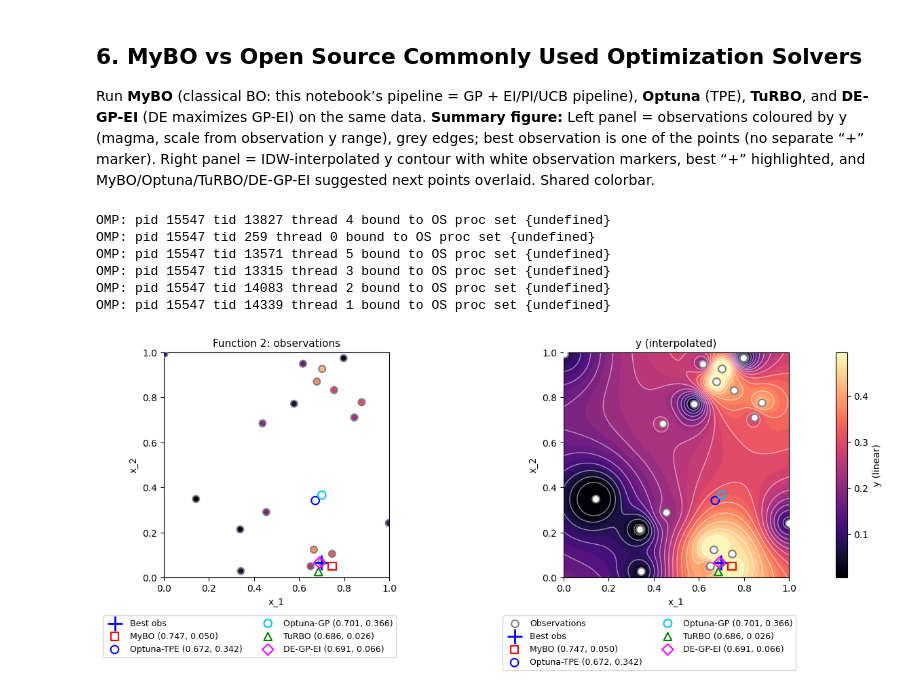
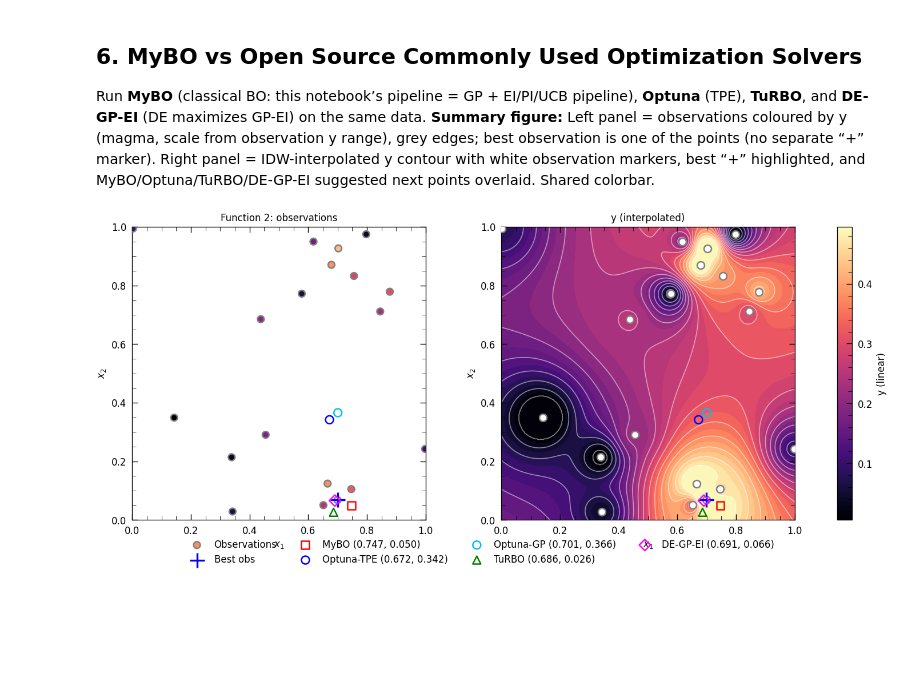
Before and after one commit to karefyllidis/SEBO, a Jupyter notebook: notebooks/function_2_Mystery-ML-Model.ipynb, the cells around one changed output. Drawn from its saved outputs; the diff is of its cells as text; code cells hidden in the pictures; blank space fills up the shorter version.

```diff
--- a/notebooks/function_2_Mystery-ML-Model.ipynb
+++ b/notebooks/function_2_Mystery-ML-Model.ipynb
@@ -761,7 +811,7 @@ suggestions_lbl = ["EI", "PI", "UCB"]
 colors_combined = plt.cm.cool(np.linspace(0, 1, len(suggestions_pts)))
 markers_size = [100, 150, 200]
 
-fig, (ax1, ax2) = plt.subplots(1, 2, figsize=(13, 5), constrained_layout=True)
+fig, (ax1, ax2) = plt.subplots(1, 2, figsize=F2_FIG_1X2)
 
 # ── Left: GP posterior mean ──────────────────────────────────────────────
 _mmin, _mmax = np.nanmin(mu_best), np.nanmax(mu_best)
@@ -769,7 +819,7 @@ if _mmax <= _mmin: _mmax = _mmin + 1e-10
 _lev_mu = np.linspace(_mmin, _mmax, CONTOURF_LEVELS)
 cf1 = ax1.contourf(X1g, X2g, mu_best, levels=_lev_mu, cmap="viridis")
 ax1.contour(X1g, X2g, mu_best, levels=np.linspace(_mmin, _mmax, CONTOUR_LINE_LEVELS), colors="k", linewidths=CONTOUR_LINEWIDTH, alpha=CONTOUR_ALPHA, linestyles=CONTOUR_LINESTYLE)
-fig.colorbar(cf1, ax=ax1).set_label(f"GP mean μ(x) [{best_name}]", fontsize=10)
+fig.colorbar(cf1, ax=ax1).set_label(f"GP mean μ(x) [{best_name}]")
 ax1.scatter(X[:, 0], X[:, 1], c="white", s=60, edgecolors="r", zorder=5, linewidths=1.5, label="Observations")
 ax1.scatter(*best_x_so_far, s=500, marker="+", c="blue", linewidths=1.5, zorder=8, label="Best obs")
 for pt, lbl, col, size in zip(suggestions_pts, suggestions_lbl, colors_combined, markers_size):
@@ -778,8 +828,8 @@ for pt, lbl, col, size in zip(suggestions_pts, suggestions_lbl, colors_combined,
 ax1.scatter(next_x[0], next_x[1], facecolors="none", s=200, marker="s", edgecolors="red", linewidths=2, zorder=12, label="Proposed query")
 ax1.axvline(next_x[0], color="r", linestyle="--", linewidth=1.5, alpha=0.9, zorder=6)
 ax1.axhline(next_x[1], color="r", linestyle="--", linewidth=1.5, alpha=0.9, zorder=6)
-ax1.set_xlabel("x_1", fontsize=10); ax1.set_ylabel("x_2", fontsize=10)
-ax1.set_title(f"GP surrogate mean — {best_name}  |  warping: {WARP_LABEL}", fontsize=11)
+ax1.set_xlabel(r"$x_1$"); ax1.set_ylabel(r"$x_2$")
+ax1.set_title(f"GP surrogate mean — {best_name}")
 ax1.set_aspect("equal")
 
 # ── Right: GP posterior std ───────────────────────────────────────────────
@@ -788,26 +838,26 @@ if _smax <= _smin: _smax = _smin + 1e-10
 _lev_sig = np.linspace(_smin, _smax, CONTOURF_LEVELS)
 cf2 = ax2.contourf(X1g, X2g, sigma_best, levels=_lev_sig, cmap="plasma")
 ax2.contour(X1g, X2g, sigma_best, levels=np.linspace(_smin, _smax, CONTOUR_LINE_LEVELS), colors="k", linewidths=CONTOUR_LINEWIDTH, alpha=CONTOUR_ALPHA, linestyles=CONTOUR_LINESTYLE)
-fig.colorbar(cf2, ax=ax2).set_label(f"GP std σ(x) [{best_name}]", fontsize=10)
+fig.colorbar(cf2, ax=ax2).set_label(f"GP std σ(x) [{best_name}]")
 ax2.scatter(X[:, 0], X[:, 1], c="white", s=60, edgecolors="r", zorder=5, linewidths=1.5, label="Observations")
 ax2.scatter(next_x[0], next_x[1], facecolors="none", s=200, marker="s", edgecolors="red", linewidths=2, zorder=12, label="Proposed query")
 ax2.axvline(next_x[0], color="r", linestyle="--", linewidth=1.5, alpha=0.9, zorder=6)
 ax2.axhline(next_x[1], color="r", linestyle="--", linewidth=1.5, alpha=0.9, zorder=6)
-ax2.set_xlabel("x_1", fontsize=10); ax2.set_ylabel("x_2", fontsize=10)
-ax2.set_title(f"GP uncertainty σ(x) — {best_name}  |  warping: {WARP_LABEL}", fontsize=11)
+ax2.set_xlabel(r"$x_1$"); ax2.set_ylabel(r"$x_2$")
+ax2.set_title(f"GP uncertainty σ(x) — {best_name}  |  warping: {WARP_LABEL}")
 ax2.set_aspect("equal")
 
 # Shared legend below both panels
 handles1, labels1 = ax1.get_legend_handles_labels()
-fig.legend(handles1, labels1, loc="lower center", bbox_to_anchor=(0.5, -0.08),
-           ncol=LEGEND_NCOL, fontsize=LEGEND_FONTSIZE, frameon=True, framealpha=LEGEND_FRAMEALPHA)
+fig.legend(handles1, labels1, loc="lower center", bbox_to_anchor=(0.5, -0.06),
+           ncol=LEGEND_NCOL, frameon=True, framealpha=LEGEND_FRAMEALPHA)
 _strat_label = ("ensemble — centroid" if (USE_ENSEMBLE and max_d >= AGREE_THRESHOLD)
                 else "ensemble — EI (agreed)" if USE_ENSEMBLE
                 else SOLO_STRATEGY)
 fig.suptitle(
     f"Proposed query: x = ({next_x[0]:.6f}, {next_x[1]:.6f})  |  "
     f"kernel: {best_name}  |  strategy: {_strat_label}  |  warping: {WARP_LABEL}",
-    fontsize=11
+    y=1.02,
 )
 if IF_EXPORT_PLOT:
     out_dir = PLOT_EXPORT_DIR
@@ -875,7 +925,6 @@ try:
     _idw_symlog_s6 = (WARP_LABEL != "None")
 except NameError:
     _idw_symlog_s6 = False
-from src.utils.plot_utilities import prepare_surface_for_plot as _prepare_surface_for_plot
 Y_grid_plot_s6, y_levels_s6, y_norm_s6 = _prepare_surface_for_plot(Y_grid_s6, force_symlog=_idw_symlog_s6)
 # Norm for left panel from observation y so points span the colormap (grid norm can make them all black)
 import matplotlib.colors as mcolors
@@ -894,11 +943,11 @@ if _y_f.size > 0:
 else:
     y_scatter_norm_s6 = y_norm_s6
 
-fig2, (ax1, ax2) = plt.subplots(1, 2, figsize=(13, 5), constrained_layout=True)
+fig2, (ax1, ax2) = plt.subplots(1, 2, figsize=F2_FIG_1X2)
 
 # Left: scatter (observations coloured by y; best is one of the points, no separate + marker)
 ax1.scatter(X[:, 0], X[:, 1], c=y, s=50, cmap="magma", norm=y_scatter_norm_s6,
-            edgecolors="gray", linewidths=1.5, zorder=5)
+            edgecolors="gray", linewidths=1.5, zorder=5, label="Observations")
 ax1.scatter(*best_x_so_far, s=250, marker="+", c="blue", linewidths=2, zorder=8, label="Best obs")
 for idx, (name, x_pt) in enumerate(suggestions):
     mk, col = _SOLVER_STYLE.get(name, _FALLBACK_STYLES[min(idx, len(_FALLBACK_STYLES)-1)])
@@ -908,46 +957,40 @@ for idx, (name, x_pt) in enumerate(suggestions):
     else:
         ax1.scatter(x_pt[0], x_pt[1], s=70, marker=mk, c="none", edgecolors=col, linewidths=1.5,
                     zorder=12, label=f"{name} ({x_pt[0]:.3f}, {x_pt[1]:.3f})")
-ax1.set_xlabel("x_1", fontsize=10); ax1.set_ylabel("x_2", fontsize=10)
-ax1.set_title("Function 2: observations", fontsize=11)
+ax1.set_xlabel(r"$x_1$"); ax1.set_ylabel(r"$x_2$")
+ax1.set_title("Function 2: observations")
 ax1.set_aspect("equal"); ax1.set_xlim(0, 1); ax1.set_ylim(0, 1)
-ax1.legend(loc="upper right", fontsize=9, ncol=2, bbox_to_anchor=(1.05, -0.15))
-
 # Right: y (interpolated), same surface
 cf2 = ax2.contourf(X1g, X2g, Y_grid_plot_s6, levels=y_levels_s6, norm=y_norm_s6, cmap="magma")
 ax2.contour(X1g, X2g, Y_grid_plot_s6, levels=y_levels_s6[::max(1, len(y_levels_s6)//11)],
             colors="white", linewidths=1.0, linestyles="-", alpha=0.5)
 ax2.scatter(X[:, 0], X[:, 1], c="white", s=60, edgecolors="gray", zorder=5, linewidths=1.5,
             label="Observations")
 ax2.scatter(*best_x_so_far, s=250, marker="+", c="blue", linewidths=2, zorder=8, label="Best obs")
 for idx, (name, x_pt) in enumerate(suggestions):
     mk, col = _SOLVER_STYLE.get(name, _FALLBACK_STYLES[min(idx, len(_FALLBACK_STYLES)-1)])
     if mk in ("x", "+"):
         ax2.scatter(x_pt[0], x_pt[1], s=70, marker=mk, c=col, linewidths=2, zorder=12,
                     label=f"{name} ({x_pt[0]:.3f}, {x_pt[1]:.3f})")
     else:
         ax2.scatter(x_pt[0], x_pt[1], s=70, marker=mk, c="none", edgecolors=col, linewidths=1.5,
                     zorder=12, label=f"{name} ({x_pt[0]:.3f}, {x_pt[1]:.3f})")
-ax2.set_xlabel("x_1", fontsize=10); ax2.set_ylabel("x_2", fontsize=10)
-ax2.set_title("y (interpolated)", fontsize=11)
+ax2.set_xlabel(r"$x_1$"); ax2.set_ylabel(r"$x_2$")
+ax2.set_title("y (interpolated)")
 ax2.set_aspect("equal"); ax2.set_xlim(0, 1); ax2.set_ylim(0, 1)
-ax2.legend(loc="upper right", fontsize=9, ncol=2, bbox_to_anchor=(1.05, -0.15))
 
 _scale_lbl_s6 = "SymLog scale" if hasattr(y_norm_s6, 'linthresh') else "linear"
 sm_s6 = plt.cm.ScalarMappable(norm=y_norm_s6, cmap="magma")
 fig2.colorbar(sm_s6, ax=[ax1, ax2], shrink=1, label=f"y ({_scale_lbl_s6})")
+_hs6, _ls6 = ax1.get_legend_handles_labels()
+fig2.legend(_hs6, _ls6, loc="lower center", bbox_to_anchor=(0.5, -0.06), ncol=4, framealpha=0.95)
 if IF_SHOW_PLOT:
     plt.show()
 if IF_EXPORT_PLOT:
-    out_path = repo_root / "plots" / "function_2_section6_summary.png"
-    out_path.parent.mkdir(parents=True, exist_ok=True)
+    out_path = PLOT_EXPORT_DIR / "function_2_section6_summary.png"
+    assert_not_under_initial_data(PLOT_EXPORT_DIR, project_root=repo_root)
+    PLOT_EXPORT_DIR.mkdir(parents=True, exist_ok=True)
     fig2.savefig(out_path, dpi=150, bbox_inches="tight")
     print("Saved function_2_section6_summary.png")
 # %% [output]
-OMP: pid 15547 tid 13827 thread 4 bound to OS proc set {undefined}
-OMP: pid 15547 tid 259 thread 0 bound to OS proc set {undefined}
-OMP: pid 15547 tid 13571 thread 5 bound to OS proc set {undefined}
-OMP: pid 15547 tid 13315 thread 3 bound to OS proc set {undefined}
-OMP: pid 15547 tid 14083 thread 2 bound to OS proc set {undefined}
-OMP: pid 15547 tid 14339 thread 1 bound to OS proc set {undefined}
-[figure, old version]
+[figure, new version]
```
Also changed, not shown: parts of 9 cells of this notebook, 7 other files.
